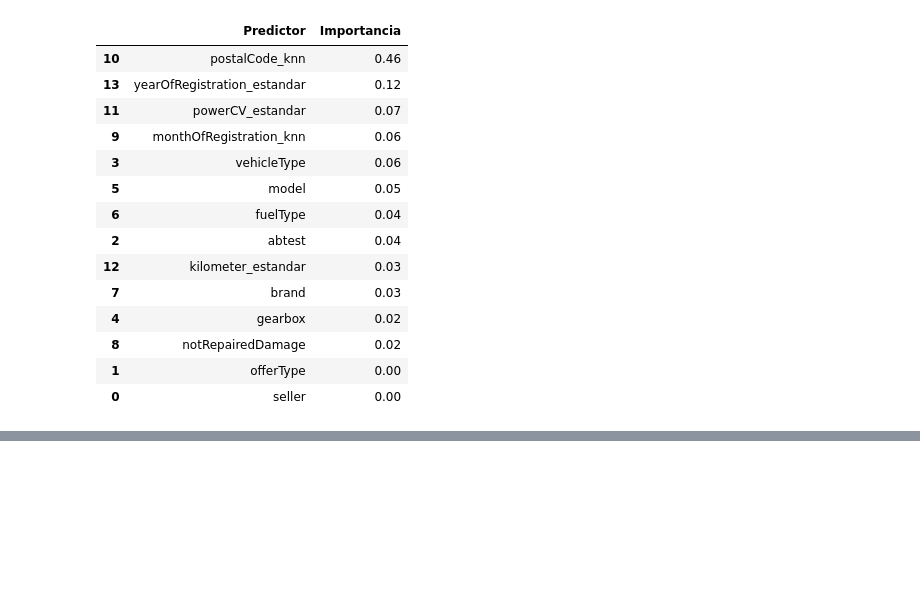
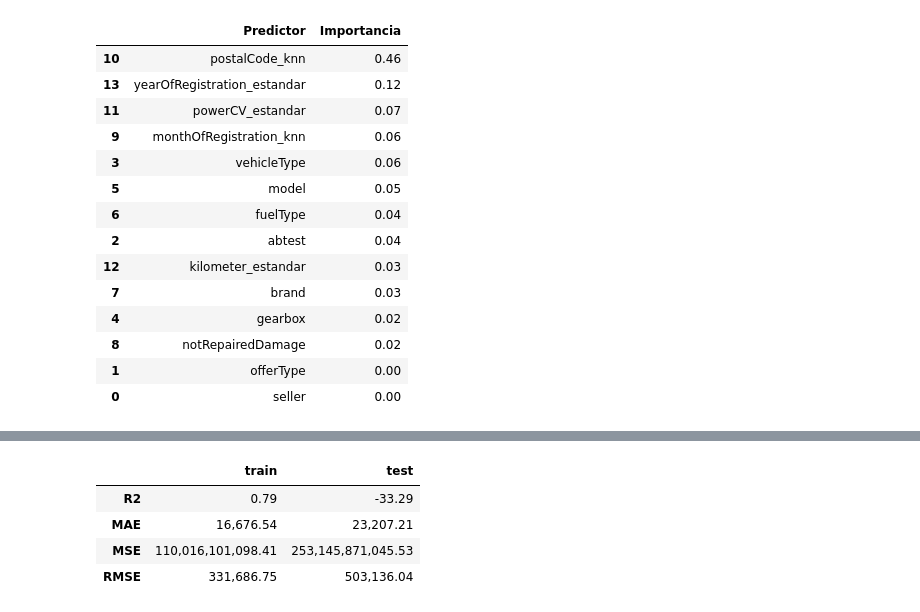
Before and after one commit to santiagorodriguez-dev/laboratorio-modulo8-leccion02-completo, a Jupyter notebook: notebooks/laboratorio-modulo8-leccion02-completo-v1.ipynb, the cells around one changed output, grey strips where cells are left out. Saved outputs shown, nothing was run; the diff lists cells and outputs as text; code cells hidden in the pictures; blank space fills up the shorter version.

```diff
--- a/notebooks/laboratorio-modulo8-leccion02-completo-v1.ipynb
+++ b/notebooks/laboratorio-modulo8-leccion02-completo-v1.ipynb
@@ -145,0 +193,8 @@ analisis_gradient_boosting.importancia_predictores("gradient_boosting")
+# %%
+analisis_xgboost.calcular_metricas("xgboost")
+# %% [output]
+|  | train | test |
+| R2 | 0.79 | -33.29 |
+| MAE | 16,676.54 | 23,207.21 |
+| MSE | 110,016,101,098.41 | 253,145,871,045.53 |
+| RMSE | 331,686.75 | 503,136.04 |
```
Also changed, not shown: parts of 5 cells of this notebook.
